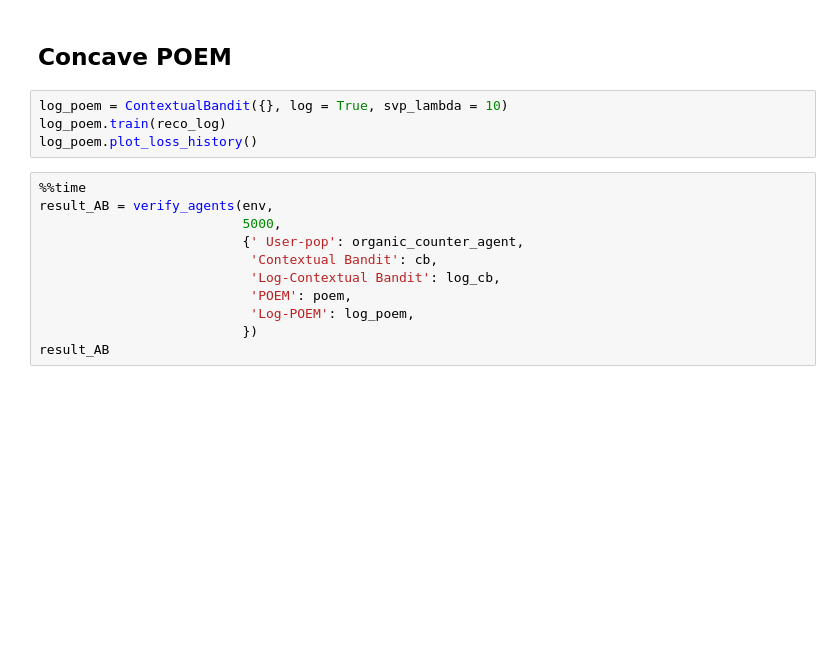
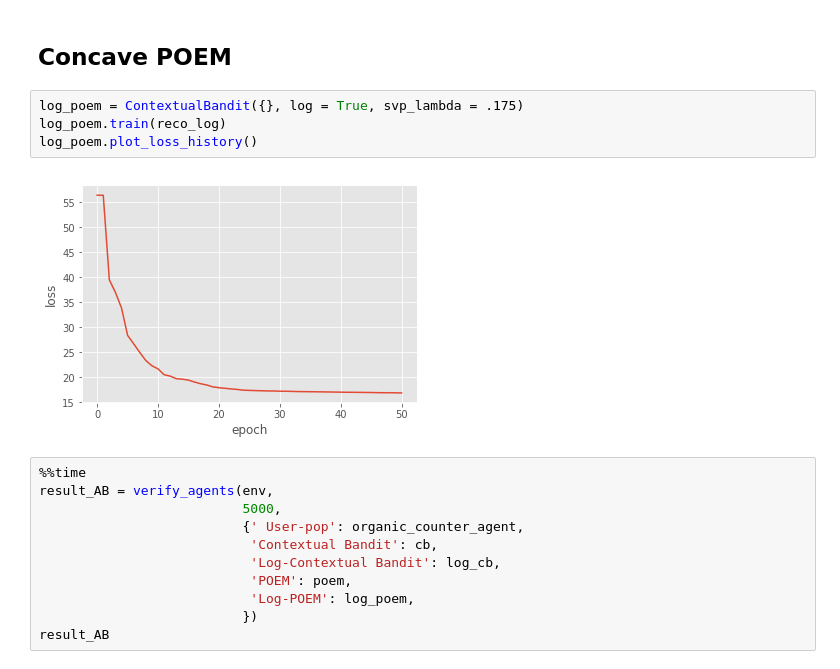
Before and after one commit to criteo-research/bandit-reco, a Jupyter notebook: notebooks/Counterfactual Risk Minimisation (CRM).ipynb, the cells around one changed output. Saved outputs shown, nothing was run; the diff lists cells and outputs as text; blank space fills up the shorter version.

```diff
--- a/notebooks/Counterfactual Risk Minimisation (CRM).ipynb
+++ b/notebooks/Counterfactual Risk Minimisation (CRM).ipynb
@@ -283,9 +305,11 @@ poem.plot_loss_history()
 # %% [markdown]
 ## Concave POEM
 # %%
-log_poem = ContextualBandit({}, log = True, svp_lambda = 10)
+log_poem = ContextualBandit({}, log = True, svp_lambda = .175)
 log_poem.train(reco_log)
 log_poem.plot_loss_history()
+# %% [output]
+[figure, added]
 # %%
 %%time
 result_AB = verify_agents(env,
```
Also changed, not shown: parts of 7 cells of this notebook.
